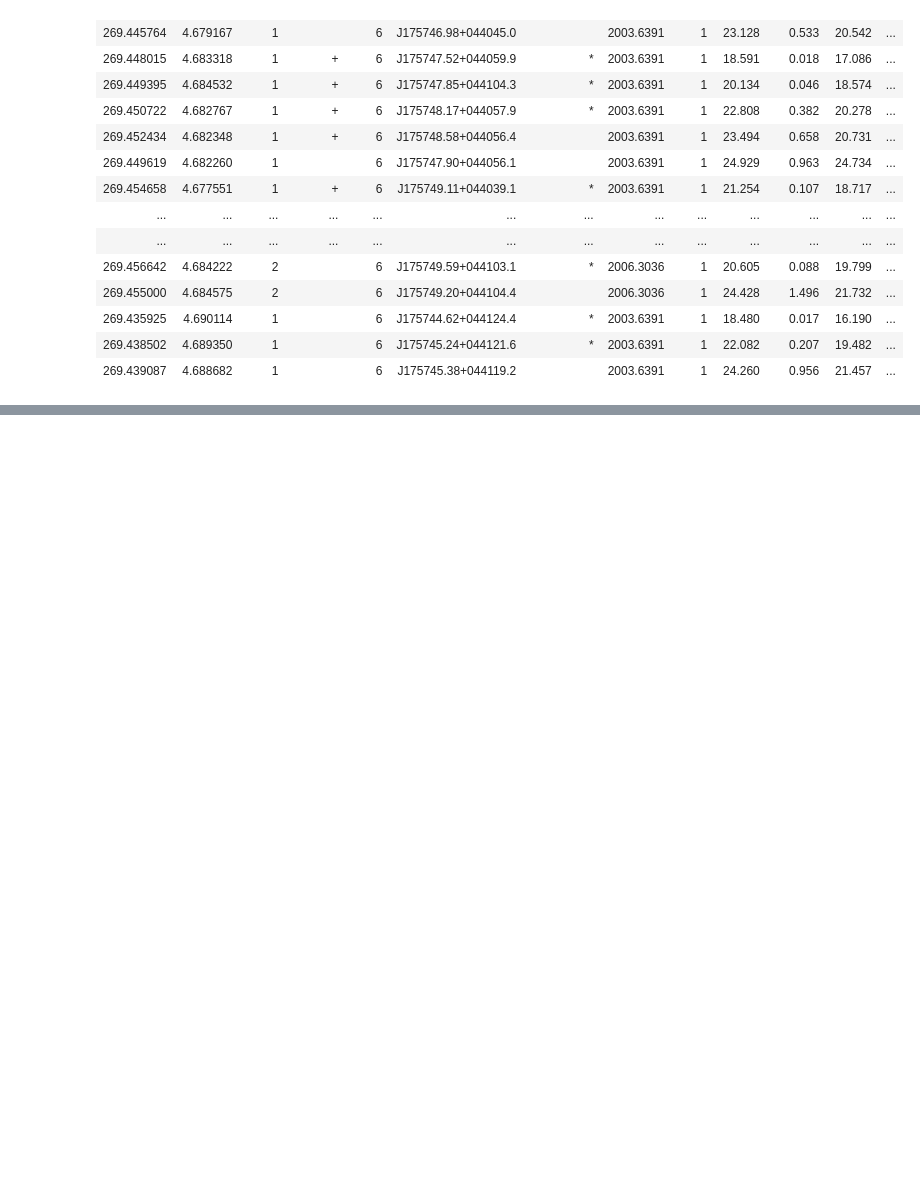
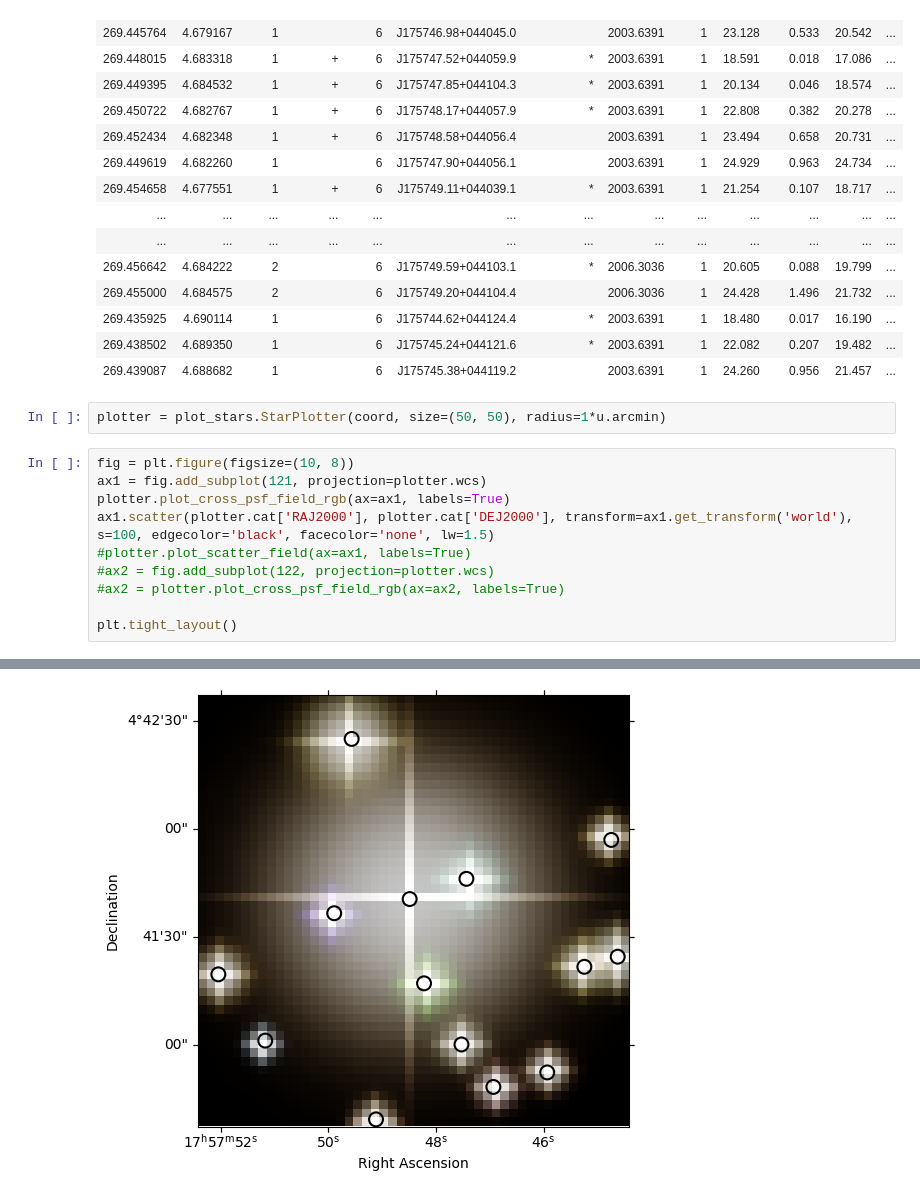
Before and after one commit to SpacialTree/astropixel, a Jupyter notebook: notebooks/plotting.ipynb, the cells around one changed output, grey strips where cells are left out. Drawn from its saved outputs; the diff is of its cells as text; blank space fills up the shorter version.

```diff
--- a/notebooks/plotting.ipynb
+++ b/notebooks/plotting.ipynb
@@ -38,3 +43,16 @@ Table length=50
 | 269.435925 | 4.690114 | 1 |  | 6 | J175744.62+044124.4 | * | 2003.6391 | 1 | 18.480 | 0.017 | 16.190 | ... |
 | 269.438502 | 4.689350 | 1 |  | 6 | J175745.24+044121.6 | * | 2003.6391 | 1 | 22.082 | 0.207 | 19.482 | ... |
 | 269.439087 | 4.688682 | 1 |  | 6 | J175745.38+044119.2 |  | 2003.6391 | 1 | 24.260 | 0.956 | 21.457 | ... |
+# %%
+plotter = plot_stars.StarPlotter(coord, size=(50, 50), radius=1*u.arcmin)
+# %%
+fig = plt.figure(figsize=(10, 8))
+ax1 = fig.add_subplot(121, projection=plotter.wcs)
+plotter.plot_cross_psf_field_rgb(ax=ax1, labels=True)
+ax1.scatter(plotter.cat['RAJ2000'], plotter.cat['DEJ2000'], transform=ax1.get_transform('world'), s=100, edgecolor='black', facecolor='none', lw=1.5)
+#plotter.plot_scatter_field(ax=ax1, labels=True)
+#ax2 = fig.add_subplot(122, projection=plotter.wcs)
+#ax2 = plotter.plot_cross_psf_field_rgb(ax=ax2, labels=True)
+
+plt.tight_layout()
+# %% [output]
@@ -40,0 +66 @@ Table length=50
+[figure, added]
```
Also changed, not shown: parts of 3 cells of this notebook.
